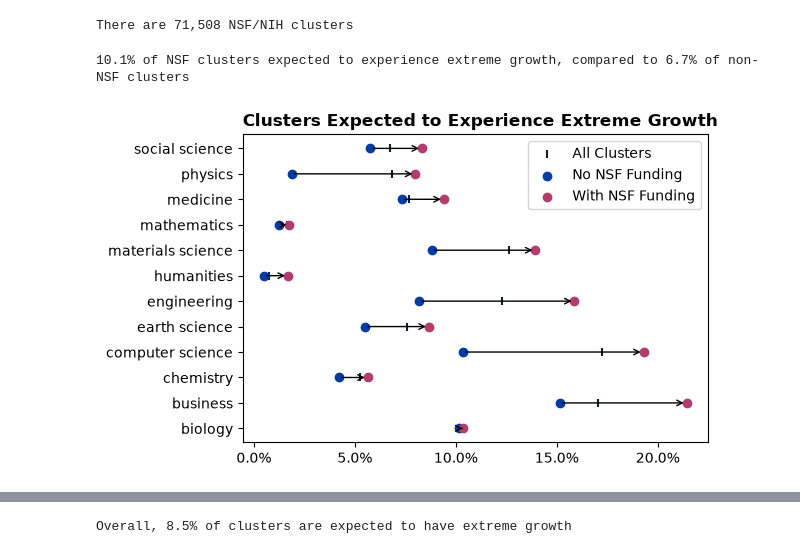
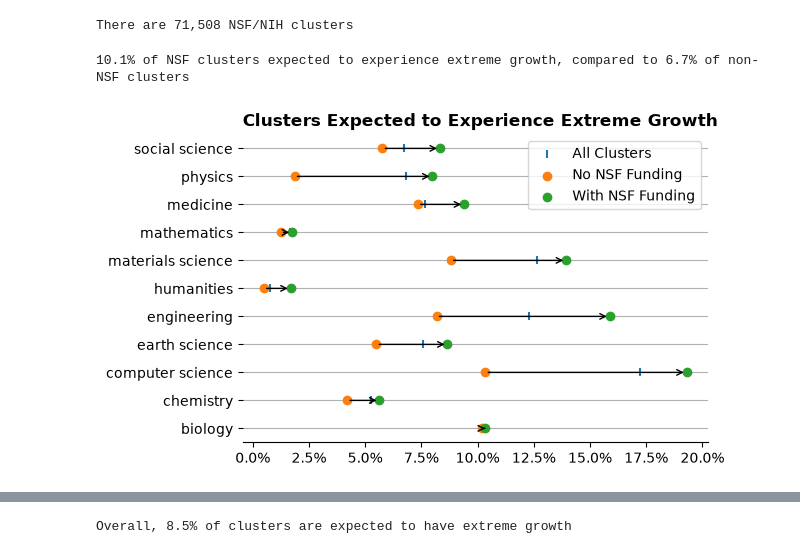
Before and after one commit to georgetown-cset/research_cluster_extreme_growth_classifier, a Jupyter notebook: scripts/Figure Plotting.ipynb, the cells around one changed output, grey strips where cells are left out. Cells and saved outputs as stored; diff of their text form; code cells hidden in the pictures.

```diff
--- a/scripts/Figure Plotting.ipynb
+++ b/scripts/Figure Plotting.ipynb
@@ -29,9 +29,10 @@ from sklearn.linear_model import LinearRegression
 import statsmodels.api as sm
 # %%
 cset_colors = ["#0B1F41","#003DA6","#B53A6D","#7AC4A5","#F17F4C","#15AFD0","#839DC5","#E5BF21"]
+cset_colors = ['#1f77b4', '#ff7f0e', '#2ca02c', '#d62728', '#9467bd', '#8c564b', '#e377c2', '#7f7f7f', '#bcbd22', '#17becf']
 # %%
 mos_color_dict = {"biology":'#da1645ff',
-                 "business":"#44ad40ff",
+                 #"business":"#44ad40ff",
                  "chemistry":"#4fcdf2ff",
                  "computer science":"#3f53d2ff",
                  "earth science":"#ec782fff",
@@ -965,2 +858,0 @@ nsf_clusters = pd.DataFrame([{k:v for k,v in row.items()} for row in query])
-# %%
-all_cluster_data = pd.merge(growth_features_2025,nsf_clusters, on = ['cluster_id'], how='inner')
@@ -996,13 +958,14 @@ NSF_stats = pd.DataFrame([
         'n_nsf':sum(nsf_clusters['class_art'] == k),
         'frac_EG':sum((non_nsf_clusters['pred']) & (non_nsf_clusters['class_art'] == k))/sum(non_nsf_clusters['class_art'] == k),
         'n_EG':sum((non_nsf_clusters['pred']) & (non_nsf_clusters['class_art'] == k)),
-        'n':sum(non_nsf_clusters['class_art'] == k),
+        'n_nonnsf':sum(non_nsf_clusters['class_art'] == k),
         'frac_EG_all':sum((all_cluster_data['pred']) & (all_cluster_data['class_art'] == k))/sum(all_cluster_data['class_art'] == k),
         'n_EG_all':sum((all_cluster_data['pred']) & (all_cluster_data['class_art'] == k)),
         'n_all':sum(all_cluster_data['class_art'] == k)
     }
     for k in mos_color_dict.keys()
 ])
+NSF_stats['frac_of_nsf'] = NSF_stats['n_nsf']/sum(NSF_stats['n_nsf'])
 # %%
 NIH_stats = pd.DataFrame([
     {
@@ -1038,25 +1003,31 @@ NSF_NIH_stats = pd.DataFrame([
 # %%
 print(f"{100*sum(nsf_clusters['pred'])/len(nsf_clusters):.1f}% of NSF clusters expected to experience extreme growth, compared to {100*sum(non_nsf_clusters['pred'])/len(non_nsf_clusters):.1f}% of non-NSF clusters")
 
 plt.figure(figsize=(6,4))
 
-plt.scatter(NSF_stats['frac_EG_all'], NSF_stats.index, marker='|', c=cset_colors[0], label='All Clusters')
-plt.scatter(NSF_stats['frac_EG'], NSF_stats.index, c=cset_colors[1], label='No NSF Funding')
-plt.scatter(NSF_stats['frac_EG_nsf'], NSF_stats.index, c=cset_colors[2], label='With NSF Funding')
+plt.scatter(NSF_stats['frac_EG_all'], NSF_stats.index, marker='|', zorder = 2,
+            c=cset_colors[0], label='All Clusters')
+plt.scatter(NSF_stats['frac_EG'], NSF_stats.index,  zorder = 2,
+            c=cset_colors[1], label='No NSF Funding')
+plt.scatter(NSF_stats['frac_EG_nsf'], NSF_stats.index,  zorder = 2,
+            c=cset_colors[2], label='With NSF Funding')
 for idx, row in NSF_stats.iterrows():
     plt.gca().annotate("", xytext=(row['frac_EG'], idx), xy=(row['frac_EG_nsf'], idx),
             arrowprops=dict(arrowstyle="->"))
 
 plt.yticks(NSF_stats.index, NSF_stats['class_art'])
 plt.gca().xaxis.set_major_formatter(mtick.PercentFormatter(xmax=1.0))
 plt.legend()
 
 plt.title("Clusters Expected to Experience Extreme Growth", loc='left', weight='bold')
 
+plt.gca().spines[['top','right','left']].set_visible(False)
+plt.grid(axis='y')
+
 plt.show()
 # %% [output]
 10.1% of NSF clusters expected to experience extreme growth, compared to 6.7% of non-NSF clusters
-[figure, old version]
+[figure, new version]
 # %%
 print(f"{100*sum(nih_clusters['pred'])/len(nih_clusters):.1f}% of NIH clusters expected to experience extreme growth, compared to {100*sum(non_nih_clusters['pred'])/len(non_nih_clusters):.1f}% of non-NIH clusters")
 
```
Also changed, not shown: parts of 25 cells of this notebook, 20 other files.
